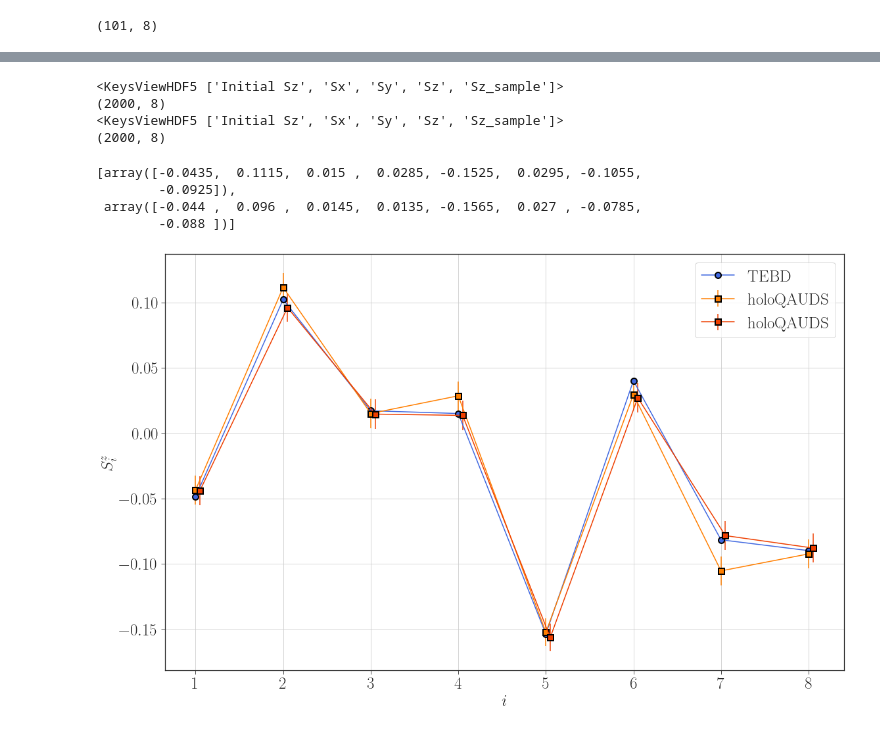
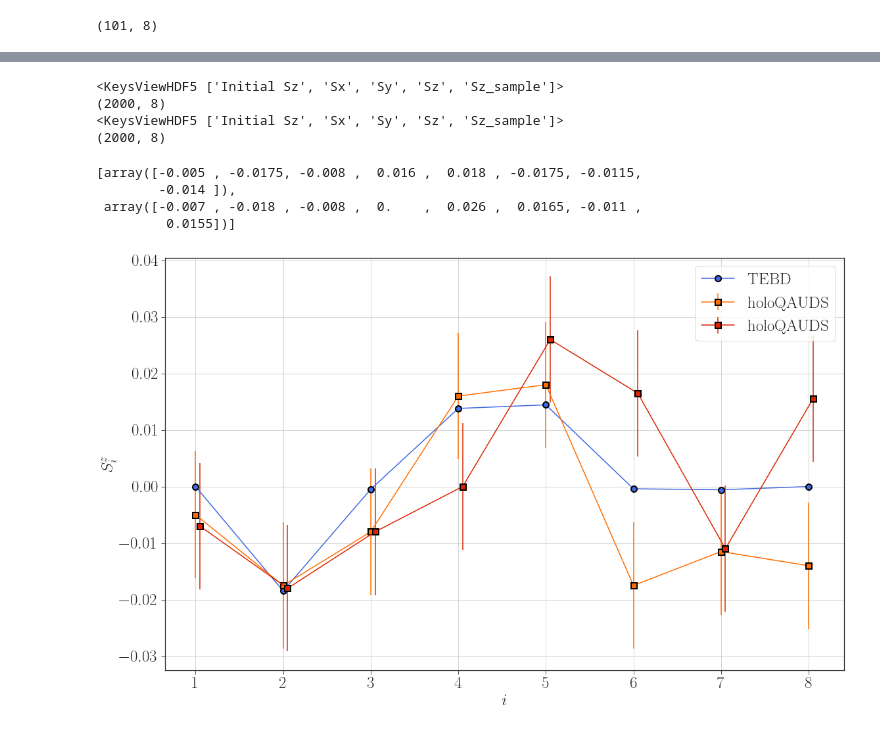
Before and after one commit to xiaobo-23/EntangledLightConeSampling, a Jupyter notebook: HQA_Data_Analysis.ipynb, the cells around one changed output, grey strips where cells are left out. Drawn from its saved outputs; the diff is of its cells as text; code cells hidden in the pictures.

Commit message:
Testing the reset procedure

```diff
--- a/HQA_Data_Analysis.ipynb
+++ b/HQA_Data_Analysis.ipynb
@@ -855,7 +855,8 @@ def data_extrapolation(file_name, label):
     Extrapolate time evolution of Sz from the TEBD
 '''
 
-Sz_TEBD = data_extrapolation("Data/TEBD_N8_h0.2_tau0.1_T10.0_Rotation_Only_Random.h5", "Sz")
+# Sz_TEBD = data_extrapolation("Data/TEBD_N8_h0.2_tau0.1_T10.0_Rotation_Only_Random_Half_Infinite.h5", "Sz")
+Sz_TEBD = data_extrapolation("Data/TEBD_N8_h0.2_tau0.1_T10.0_Random.h5", "Sz")
 Sz_TEBD.shape
 # %% [output]
 <KeysViewHDF5 ['Cxx', 'Cyy', 'Czz', 'Initial Sz', 'Sx', 'Sy', 'Sz', 'Wavefunction Overlap']>
@@ -884,7 +881,8 @@ Sz_TEBD.shape
     Obtain sample averages and standard errors from independent runs
 '''
 
-path = "Data/holoQUADS_Circuit_N8_h0.2_T3.0_Rotations_Only_Sample_Random_"
+# path = "Data/holoQUADS_Circuit_N8_h0.2_T3.0_Rotations_Only_Sample_Random_"
+path = "Data/holoQUADS_Circuit_N8_h0.2_T3.0_Sample_Random_"
 # version = ["v1", "v2", "v3", "v4", "v5"]
 version = ["v1", "v2"]
 Sz_ave, Sz_err = [], []
@@ -902,10 +900,10 @@ Sz_ave
 (2000, 8)
 <KeysViewHDF5 ['Initial Sz', 'Sx', 'Sy', 'Sz', 'Sz_sample']>
 (2000, 8)
-[array([-0.0435,  0.1115,  0.015 ,  0.0285, -0.1525,  0.0295, -0.1055,
-        -0.0925]),
- array([-0.044 ,  0.096 ,  0.0145,  0.0135, -0.1565,  0.027 , -0.0785,
-        -0.088 ])]
+[array([-0.005 , -0.0175, -0.008 ,  0.016 ,  0.018 , -0.0175, -0.0115,
+        -0.014 ]),
+ array([-0.007 , -0.018 , -0.008 ,  0.    ,  0.026 ,  0.0165, -0.011 ,
+         0.0155])]
 # %%
 '''
     Truncate colors from continuous color palette
@@ -919,33 +917,34 @@ def obtain_colors(number_of_lines, palette):
 '''
     Benchmark holoQUADS circuit against TEBD
 '''
 
 fig = plt.figure(figsize = (16, 16 * goldenRatio), tight_layout = True)
 spec = gridspec.GridSpec(nrows = 1, ncols = 1, figure = fig)
 plt.style.use('seaborn-ticks')
 
 ax = fig.add_subplot(spec[0, 0])
 # color = ['royalblue', 'orange', 'darkviolet', 'teal', 'coral']
-color = obtain_colors(9, cm.gist_heat_r)
+color = obtain_colors(8, cm.gist_heat_r)
 marker = ['D', '^', 's', 'o', '>']
 label = [r'$\rm N_{sample} = 2000$' for ind in range(5)]
 
 
 ax.plot(np.arange(1, 9), Sz_TEBD[30, :], color = 'royalblue', marker = 'o', markersize = 9, \
      markeredgecolor = 'black', markeredgewidth = 2, label = r'$\rm TEBD$')
 for index in range(2):
     ax.errorbar(np.arange(1, 9) + 0.05 * index, Sz_ave[index][:], yerr = Sz_err[index][:], color = color[index + 2], marker = 's', markersize = 9, \
          markeredgecolor = 'black', markeredgewidth = 2, label = r'$\rm holoQAUDS$')
 
 ax.set_xlabel(r'$i$', fontsize = 25)
 ax.set_ylabel(r'$S^{z}_{i}$', fontsize = 25)
 # ax.set_xticks(np.arange(1, 9))
 # ax.set_xlim(.97, 2.1)
 # ax.set_ylim(-.1, .5)
 ax.tick_params(axis = "both", which = "major", labelsize = 25)
 ax.legend(frameon = True, fontsize = 25)
 ax.grid()
 
-# plt.savefig('Figures/Kick_Ising_holoQUADS_Benchmark_Rotations_Only_AFM_N8_T3_Half_Infinite.pdf')
+# plt.savefig('Figures/Kick_Ising_holoQUADS_Benchmark_Rotations_Only_Random_N8_T3_Half_Infinite.pdf')
+# plt.savefig('Figures/Kick_Ising_holoQUADS_Benchmark_AFM_N8_T3_Reset.pdf')
 # %% [output]
-[figure, old version]
+[figure, new version]
```
Also changed, not shown: parts of 1 cell of this notebook, 3 other files.
